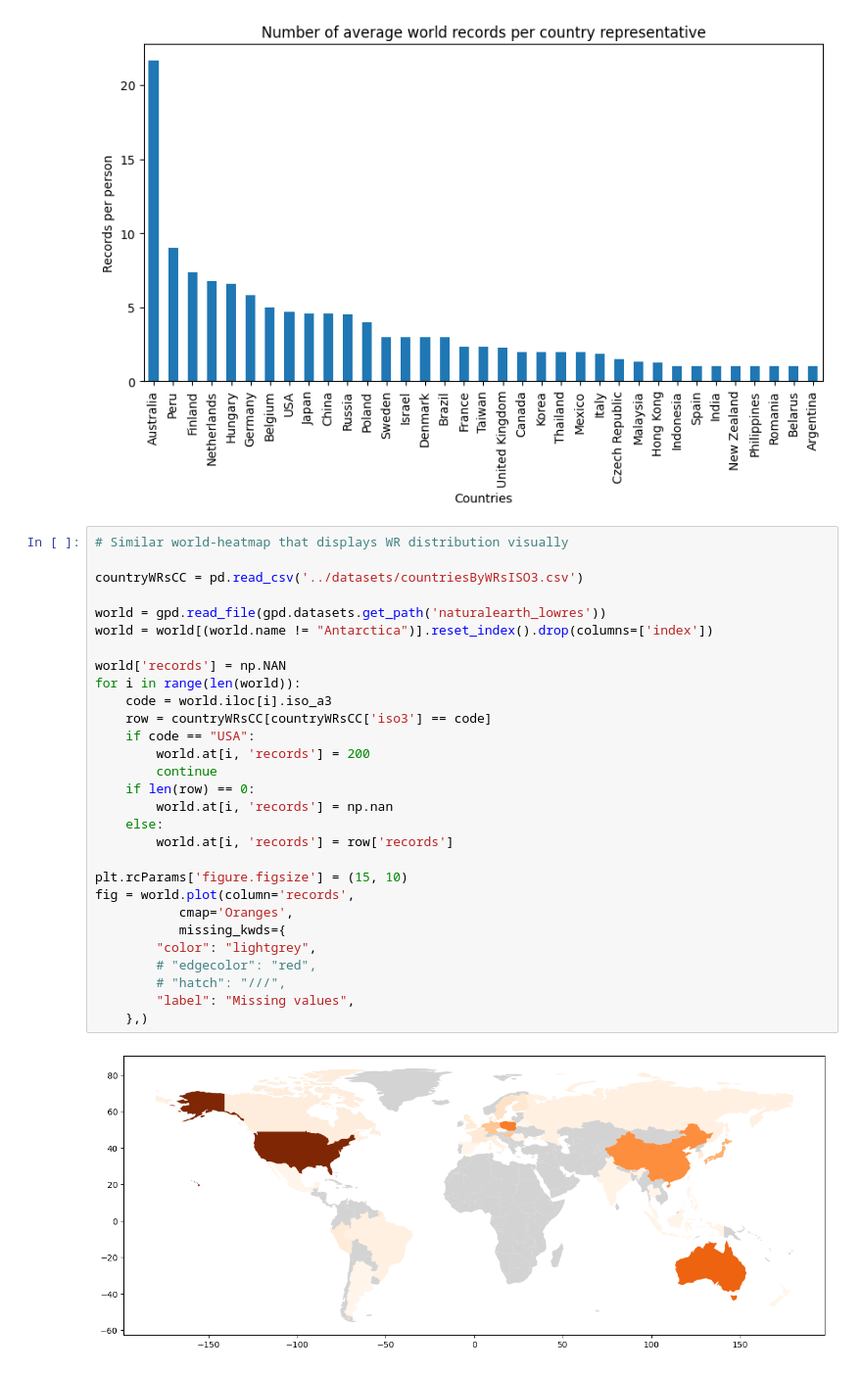
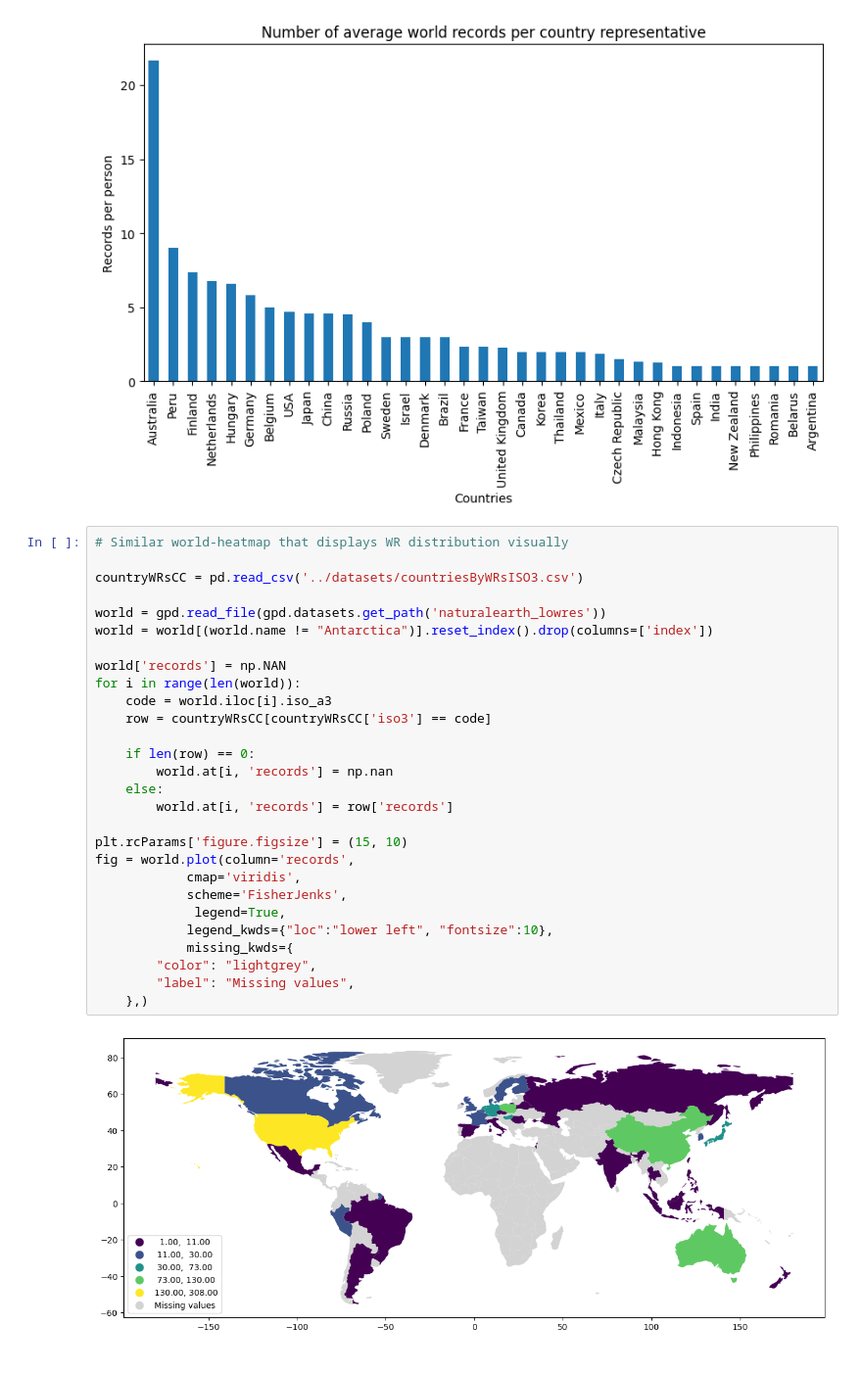
Before and after one commit to oskarkuuse/IDSproject, a Jupyter notebook: notebooks/general.ipynb, the cells around one changed output. Shown at 98% size. Saved outputs shown, nothing was run; the diff lists cells and outputs as text.

```diff
--- a/notebooks/general.ipynb
+++ b/notebooks/general.ipynb
@@ -107,31 +101,30 @@ countryWRs.plot(kind='bar',x='country', y='records', legend=False, xlabel='Count
 # %%
 # Similar world-heatmap that displays WR distribution visually
 
 countryWRsCC = pd.read_csv('../datasets/countriesByWRsISO3.csv')
 
 world = gpd.read_file(gpd.datasets.get_path('naturalearth_lowres'))
 world = world[(world.name != "Antarctica")].reset_index().drop(columns=['index'])
 
 world['records'] = np.NAN
 for i in range(len(world)):
     code = world.iloc[i].iso_a3
     row = countryWRsCC[countryWRsCC['iso3'] == code]
-    if code == "USA":
-        world.at[i, 'records'] = 200
-        continue
+
     if len(row) == 0:
         world.at[i, 'records'] = np.nan
     else:
         world.at[i, 'records'] = row['records']
 
 plt.rcParams['figure.figsize'] = (15, 10)
 fig = world.plot(column='records',
-           cmap='Oranges',
-           missing_kwds={
+            cmap='viridis',
+            scheme='FisherJenks',
+             legend=True,
+            legend_kwds={"loc":"lower left", "fontsize":10},
+            missing_kwds={
         "color": "lightgrey",
-        # "edgecolor": "red",
-        # "hatch": "///",
         "label": "Missing values",
     },)
 # %% [output]
-[figure, old version]
+[figure, new version]
```
Also changed, not shown: parts of 4 cells of this notebook, 12 other files.
